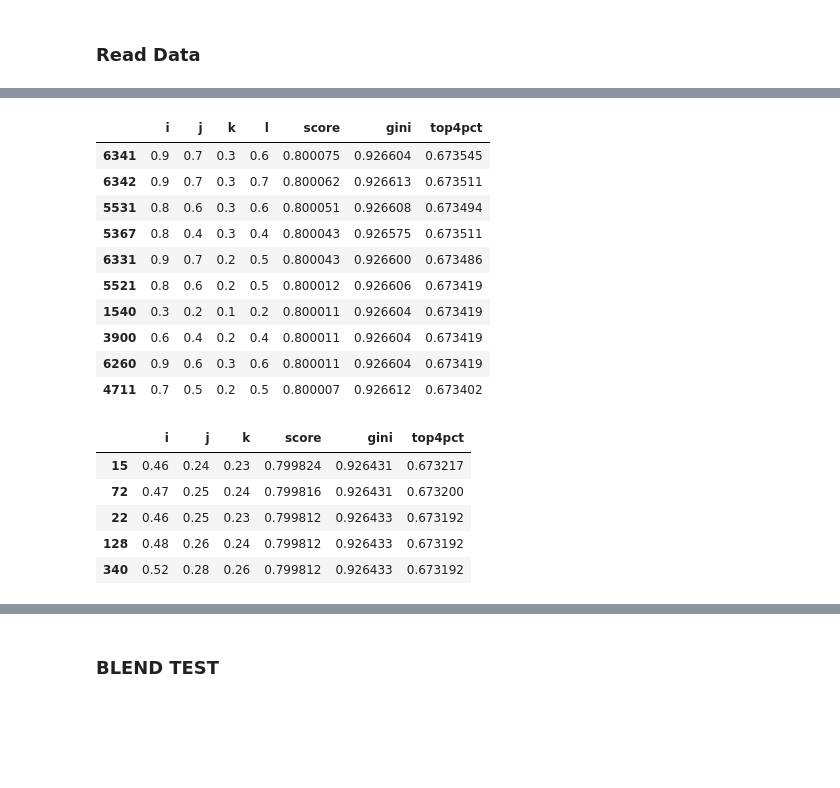
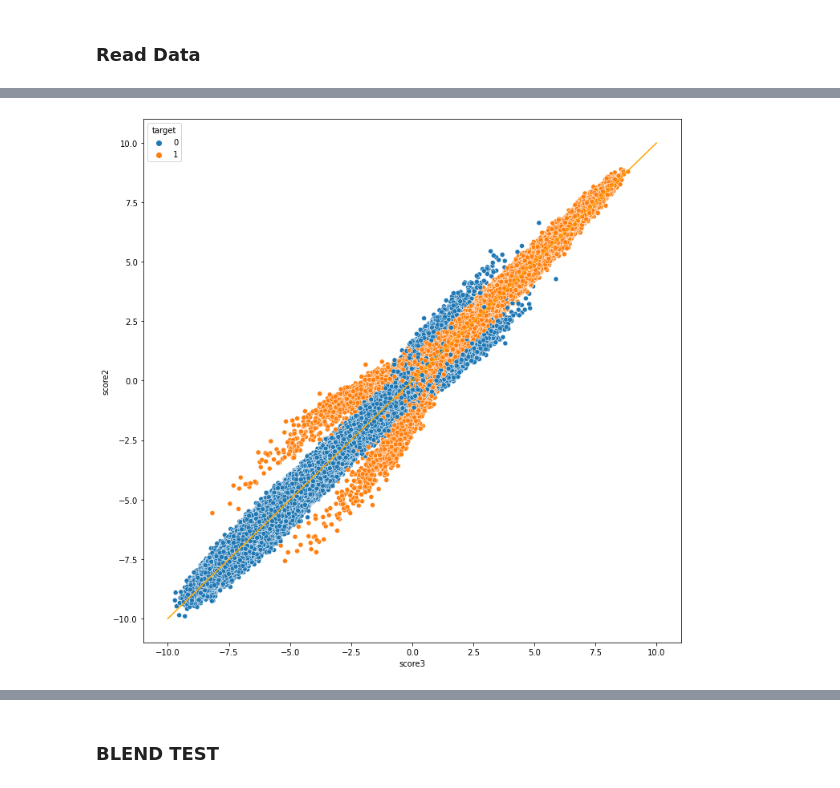
Before and after one commit to waikey-lee/kaggle-amex, a Jupyter notebook: notebooks/6a.logistic_regression.ipynb, the cells around one changed output, grey strips where cells are left out. Cells and saved outputs as stored; diff of their text form; code cells hidden in the pictures; blank space fills up the shorter version.

```diff
--- a/notebooks/6a.logistic_regression.ipynb
+++ b/notebooks/6a.logistic_regression.ipynb
@@ -228,14 +283,0 @@ result.nlargest(10, "score")
-# %%
-result.nlargest(10, "score")
-# %% [output]
-|  | i | j | k | l | score | gini | top4pct |
-| 6341 | 0.9 | 0.7 | 0.3 | 0.6 | 0.800075 | 0.926604 | 0.673545 |
-| 6342 | 0.9 | 0.7 | 0.3 | 0.7 | 0.800062 | 0.926613 | 0.673511 |
-| 5531 | 0.8 | 0.6 | 0.3 | 0.6 | 0.800051 | 0.926608 | 0.673494 |
-| 5367 | 0.8 | 0.4 | 0.3 | 0.4 | 0.800043 | 0.926575 | 0.673511 |
-| 6331 | 0.9 | 0.7 | 0.2 | 0.5 | 0.800043 | 0.926600 | 0.673486 |
-| 5521 | 0.8 | 0.6 | 0.2 | 0.5 | 0.800012 | 0.926606 | 0.673419 |
-| 1540 | 0.3 | 0.2 | 0.1 | 0.2 | 0.800011 | 0.926604 | 0.673419 |
-| 3900 | 0.6 | 0.4 | 0.2 | 0.4 | 0.800011 | 0.926604 | 0.673419 |
-| 6260 | 0.9 | 0.6 | 0.3 | 0.6 | 0.800011 | 0.926604 | 0.673419 |
-| 4711 | 0.7 | 0.5 | 0.2 | 0.5 | 0.800007 | 0.926612 | 0.673402 |
@@ -255,10 +283,0 @@ for i in np.arange(0.46, 0.54, 0.01):
-# %%
-result = pd.DataFrame(dd)
-result.nlargest(5, "score")
-# %% [output]
-|  | i | j | k | score | gini | top4pct |
-| 15 | 0.46 | 0.24 | 0.23 | 0.799824 | 0.926431 | 0.673217 |
-| 72 | 0.47 | 0.25 | 0.24 | 0.799816 | 0.926431 | 0.673200 |
-| 22 | 0.46 | 0.25 | 0.23 | 0.799812 | 0.926433 | 0.673192 |
-| 128 | 0.48 | 0.26 | 0.24 | 0.799812 | 0.926433 | 0.673192 |
-| 340 | 0.52 | 0.28 | 0.26 | 0.799812 | 0.926433 | 0.673192 |
@@ -273,0 +284,7 @@ sub.to_csv(f"{SUBMISSION_DATA_PATH}/blended_train_scores.csv", index=False)
+# %%
+fig, ax = plt.subplots(figsize=(12, 12))
+sns.scatterplot(x=train_score9["score3"], y=train_score9["score2"], hue=train_score9["target"])
+plt.plot(np.arange(-10, 10, 0.01), np.arange(-10, 10, 0.01), color="orange", linestyle="-")
+plt.show()
+# %% [output]
+[figure, added]
```
Also changed, not shown: parts of 125 cells of this notebook.
